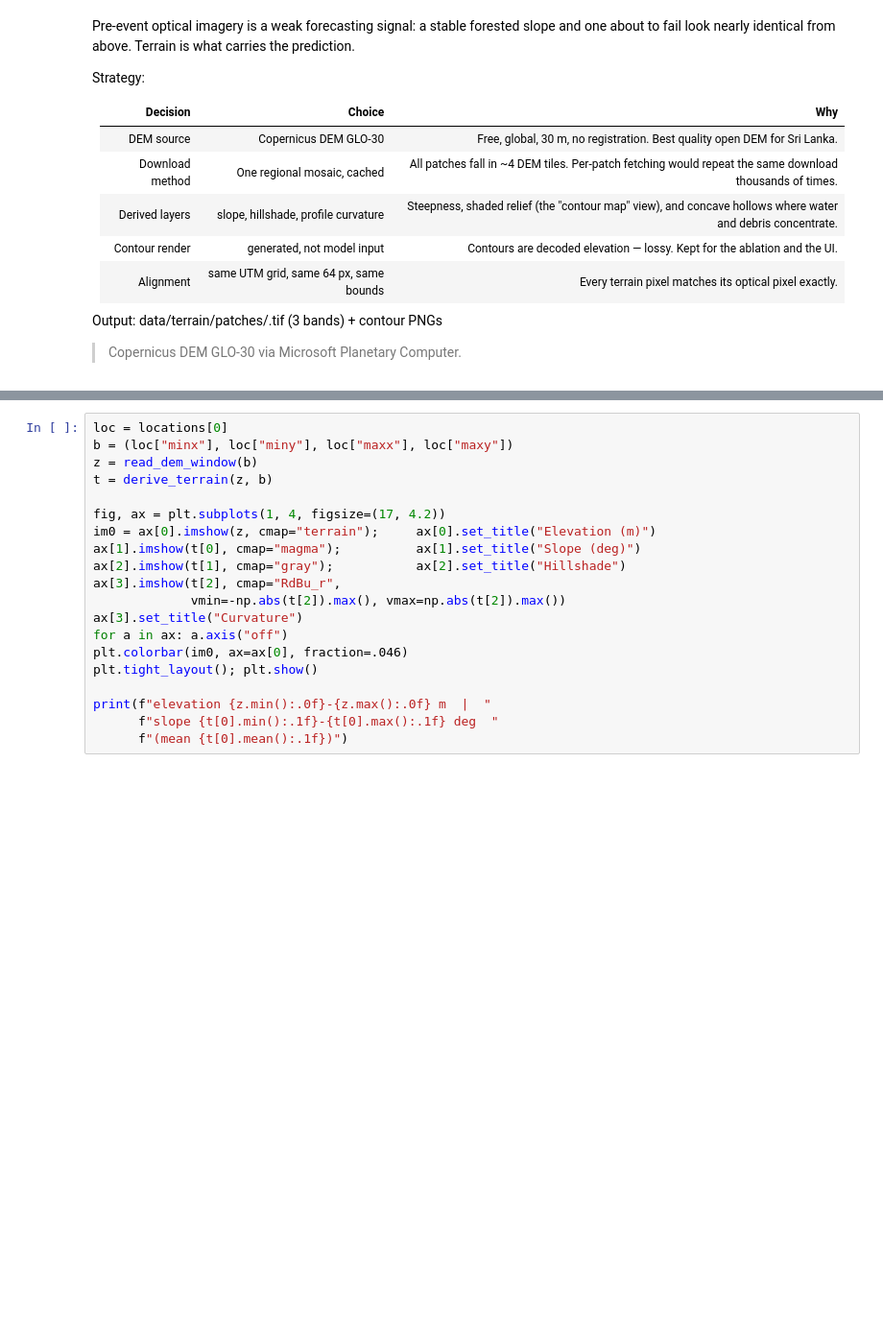
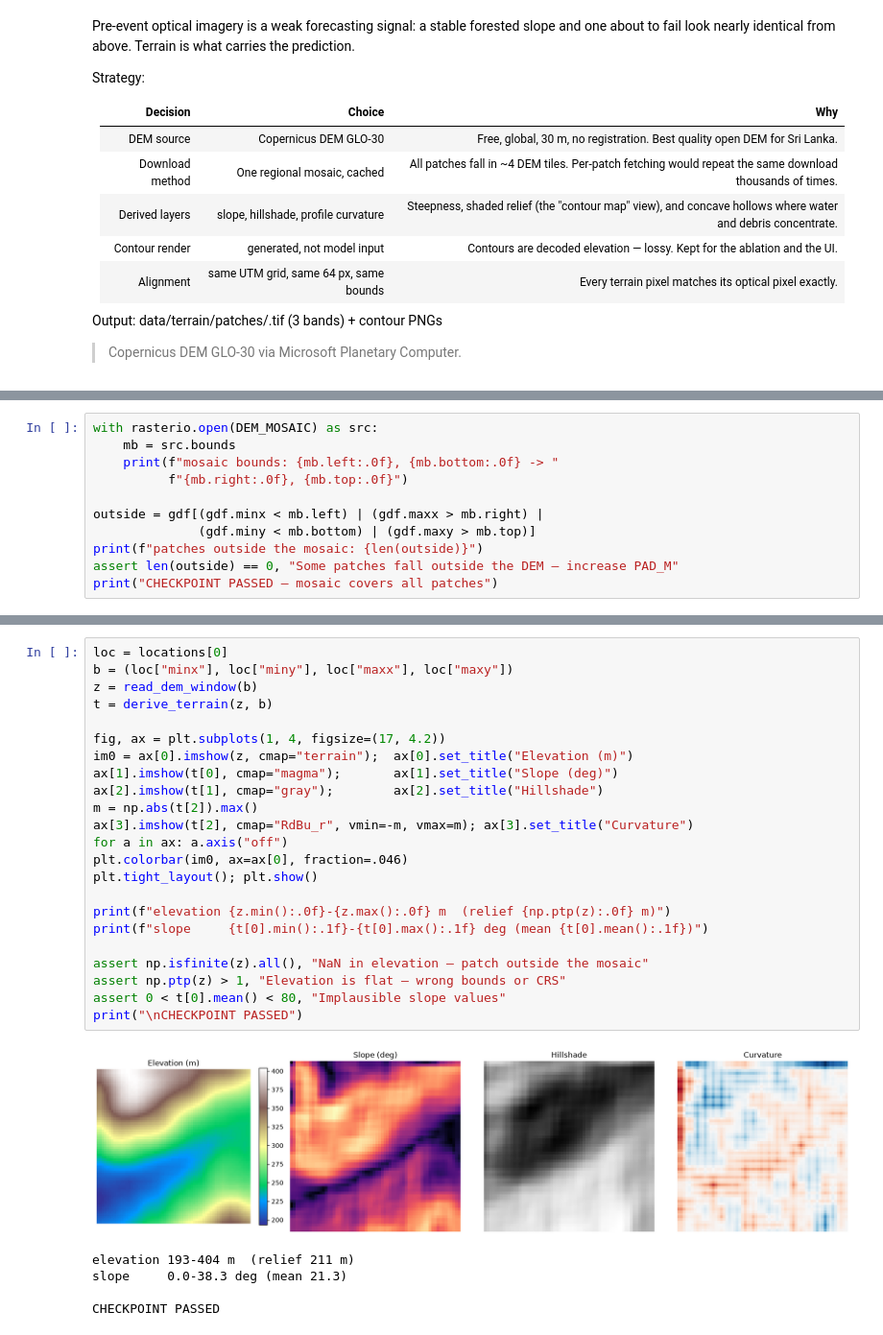
Before and after one commit to NadunAtGit/LandSlide-Prediction, a Jupyter notebook: notebooks/06_add_terrain.ipynb, the cells around one changed output, grey strips where cells are left out. Shown at 96% size. Drawn from its saved outputs; the diff is of its cells as text; blank space fills up the shorter version.

```diff
--- a/notebooks/06_add_terrain.ipynb
+++ b/notebooks/06_add_terrain.ipynb
@@ -112,0 +141,11 @@ else:
+# %%
+with rasterio.open(DEM_MOSAIC) as src:
+    mb = src.bounds
+    print(f"mosaic bounds: {mb.left:.0f}, {mb.bottom:.0f} -> "
+          f"{mb.right:.0f}, {mb.top:.0f}")
+
+outside = gdf[(gdf.minx < mb.left) | (gdf.maxx > mb.right) |
+              (gdf.miny < mb.bottom) | (gdf.maxy > mb.top)]
+print(f"patches outside the mosaic: {len(outside)}")
+assert len(outside) == 0, "Some patches fall outside the DEM — increase PAD_M"
+print("CHECKPOINT PASSED — mosaic covers all patches")
@@ -161,20 +223,29 @@ def save_terrain(pid, arr, bounds):
 # %%
 loc = locations[0]
 b = (loc["minx"], loc["miny"], loc["maxx"], loc["maxy"])
 z = read_dem_window(b)
 t = derive_terrain(z, b)
 
 fig, ax = plt.subplots(1, 4, figsize=(17, 4.2))
-im0 = ax[0].imshow(z, cmap="terrain");     ax[0].set_title("Elevation (m)")
-ax[1].imshow(t[0], cmap="magma");          ax[1].set_title("Slope (deg)")
-ax[2].imshow(t[1], cmap="gray");           ax[2].set_title("Hillshade")
-ax[3].imshow(t[2], cmap="RdBu_r",
-             vmin=-np.abs(t[2]).max(), vmax=np.abs(t[2]).max())
-ax[3].set_title("Curvature")
+im0 = ax[0].imshow(z, cmap="terrain");  ax[0].set_title("Elevation (m)")
+ax[1].imshow(t[0], cmap="magma");       ax[1].set_title("Slope (deg)")
+ax[2].imshow(t[1], cmap="gray");        ax[2].set_title("Hillshade")
+m = np.abs(t[2]).max()
+ax[3].imshow(t[2], cmap="RdBu_r", vmin=-m, vmax=m); ax[3].set_title("Curvature")
 for a in ax: a.axis("off")
 plt.colorbar(im0, ax=ax[0], fraction=.046)
 plt.tight_layout(); plt.show()
 
-print(f"elevation {z.min():.0f}-{z.max():.0f} m  |  "
-      f"slope {t[0].min():.1f}-{t[0].max():.1f} deg  "
-      f"(mean {t[0].mean():.1f})")
+print(f"elevation {z.min():.0f}-{z.max():.0f} m  (relief {np.ptp(z):.0f} m)")
+print(f"slope     {t[0].min():.1f}-{t[0].max():.1f} deg (mean {t[0].mean():.1f})")
+
+assert np.isfinite(z).all(), "NaN in elevation — patch outside the mosaic"
+assert np.ptp(z) > 1, "Elevation is flat — wrong bounds or CRS"
+assert 0 < t[0].mean() < 80, "Implausible slope values"
+print("\nCHECKPOINT PASSED")
+# %% [output]
+[figure, added]
+elevation 193-404 m  (relief 211 m)
+slope     0.0-38.3 deg (mean 21.3)
+
+CHECKPOINT PASSED
```
Also changed, not shown: parts of 14 cells of this notebook, 12 other files.
